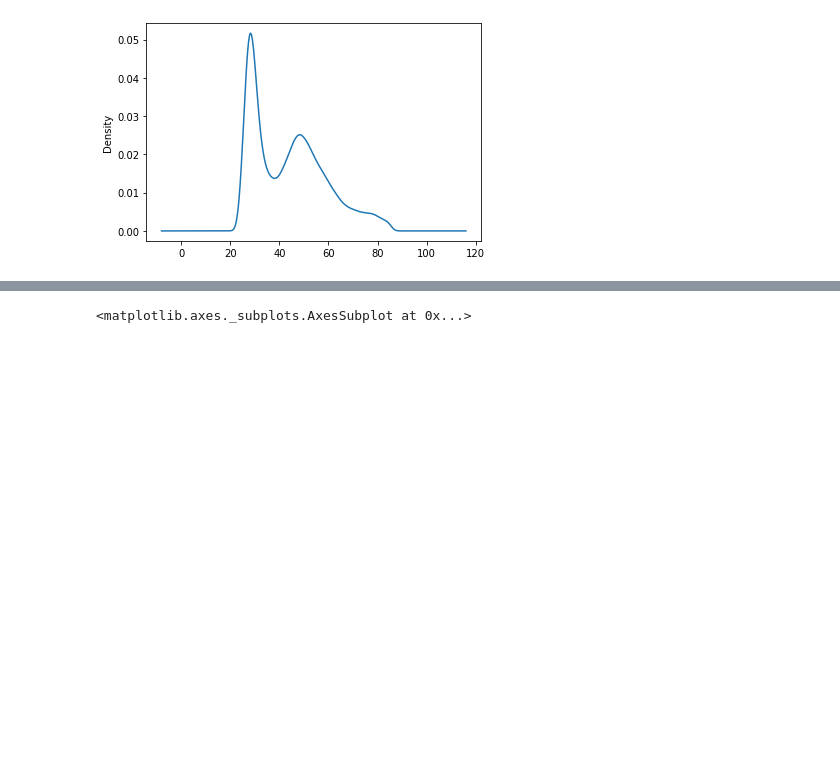
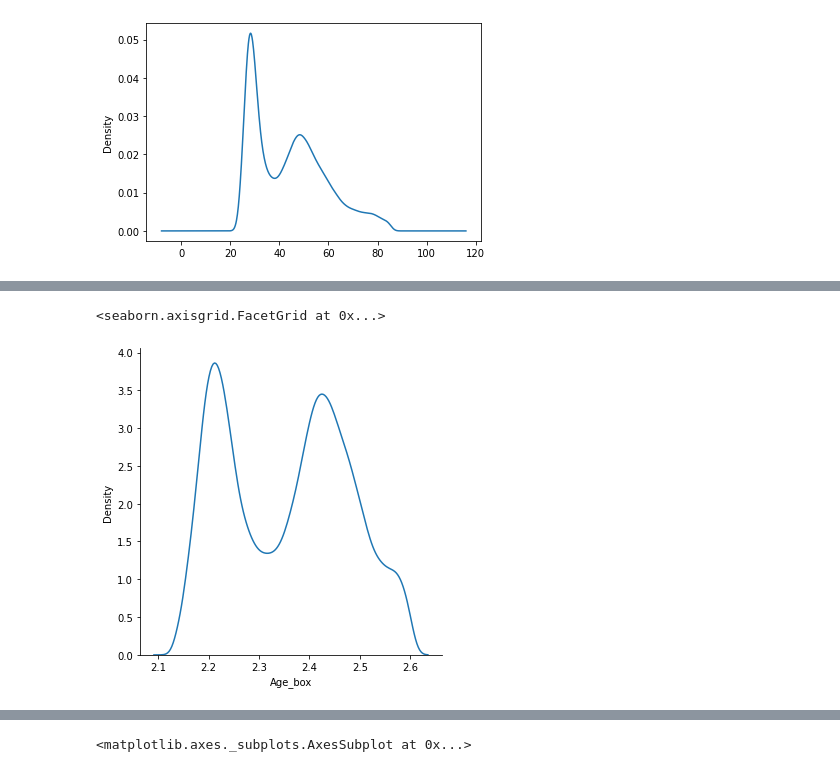
Before and after one commit to avidutta20/challenge_may21, a Jupyter notebook: model.ipynb, the cells around one changed output, grey strips where cells are left out. Cells and saved outputs as stored; diff of their text form; code cells hidden in the pictures; blank space fills up the shorter version.

```diff
--- a/model.ipynb
+++ b/model.ipynb
@@ -108,0 +221,5 @@ x_train['Region_Code'].plot.kde()
+# %%
+sns.displot(x='Age_box',kind='kde',data=x_train)
+# %% [output]
+<seaborn.axisgrid.FacetGrid at 0x...>
+[figure, added]
```
Also changed, not shown: parts of 44 cells of this notebook.
